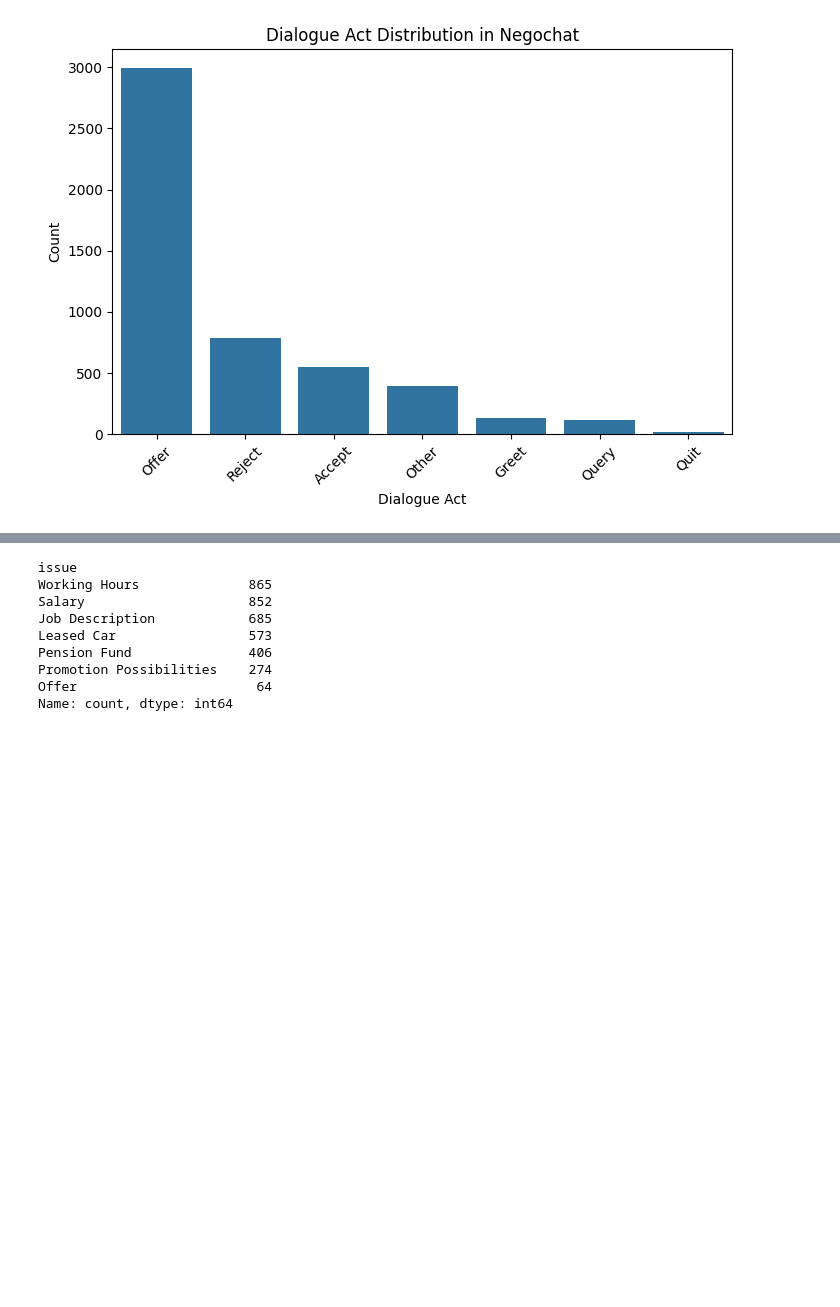
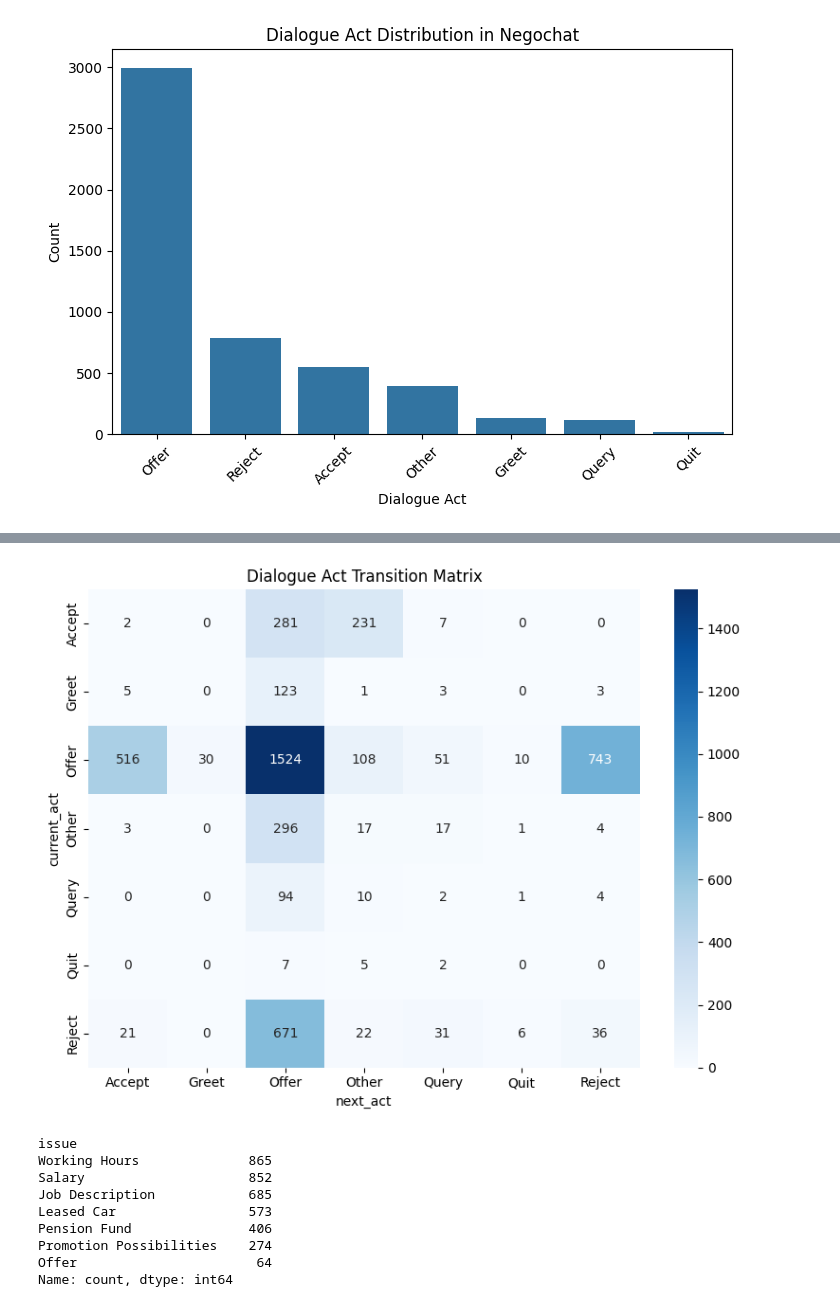
Before and after one commit to simona-wang/negotiation_arena, a Jupyter notebook: notebooks/negotiation_arena_final_analysis.ipynb, the cells around one changed output, grey strips where cells are left out. Drawn from its saved outputs; the diff is of its cells as text; code cells hidden in the pictures; blank space fills up the shorter version.

```diff
--- a/notebooks/negotiation_arena_final_analysis.ipynb
+++ b/notebooks/negotiation_arena_final_analysis.ipynb
@@ -96,0 +89,7 @@ plt.show()
+# %%
+human_transition_matrix = compute_transition_matrix(
+    human_df,
+    act_col="act"
+)
+
+human_transition_matrix
@@ -97,3 +106,7 @@ plt.show()
+# %%
+plot_transition_heatmap(human_transition_matrix)
+# %% [output]
+[figure, added]
 # %%
 human_issue_counts = human_df["issue"].value_counts()
 human_issue_counts
```
Also changed, not shown: parts of 7 cells of this notebook, 13 other files.
